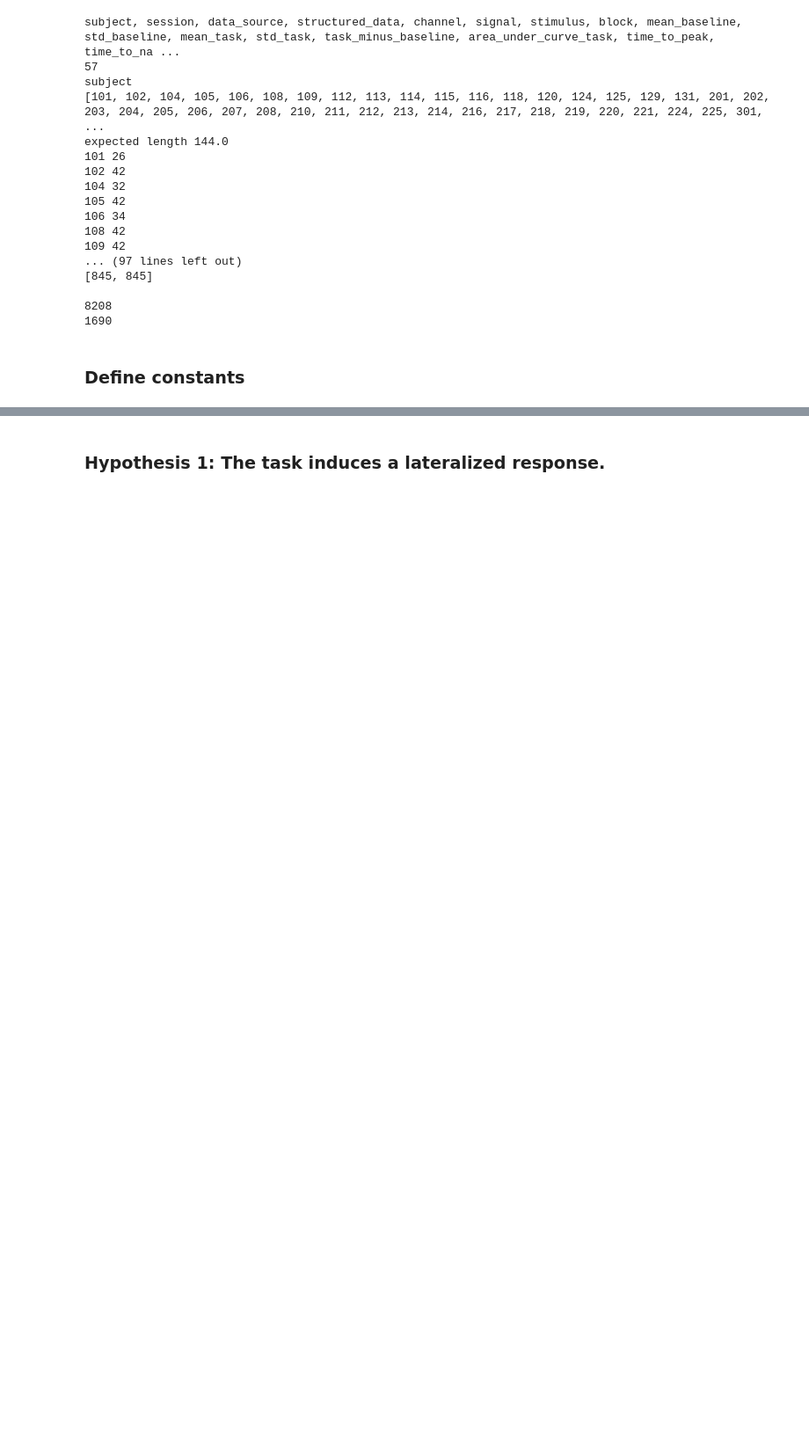
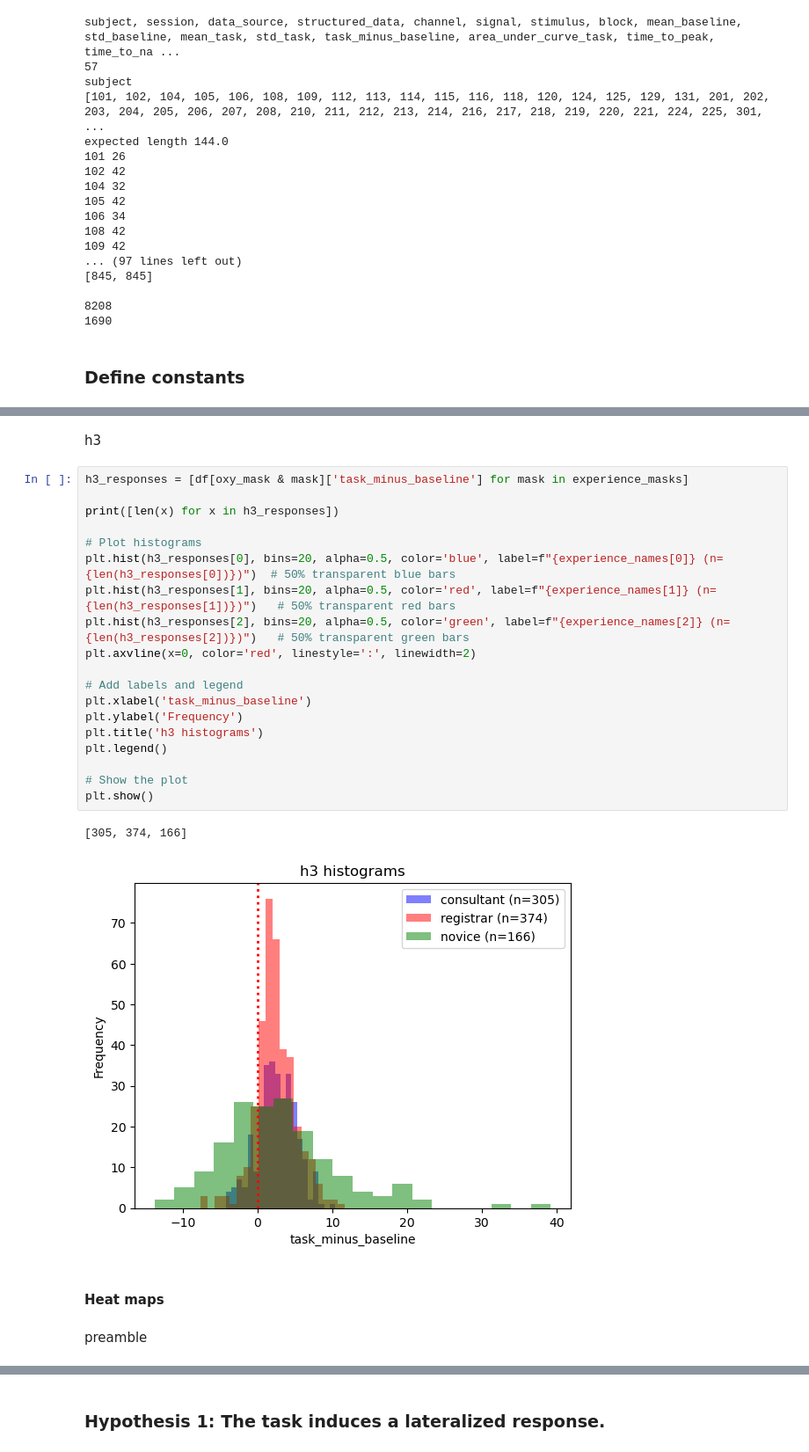
Before and after one commit to trubby22/spne-cw-2, a Jupyter notebook: code/main.ipynb, the cells around one changed output, grey strips where cells are left out. Shown at 88% size. Cells and saved outputs as stored; diff of their text form; blank space fills up the shorter version.

```diff
--- a/code/main.ipynb
+++ b/code/main.ipynb
@@ -131,0 +272,28 @@ def my_str_2(arr):
+# %% [markdown]
+h3
+# %%
+h3_responses = [df[oxy_mask & mask]['task_minus_baseline'] for mask in experience_masks]
+
+print([len(x) for x in h3_responses])
+
+# Plot histograms
+plt.hist(h3_responses[0], bins=20, alpha=0.5, color='blue', label=f"{experience_names[0]} (n={len(h3_responses[0])})")  # 50% transparent blue bars
+plt.hist(h3_responses[1], bins=20, alpha=0.5, color='red', label=f"{experience_names[1]} (n={len(h3_responses[1])})")   # 50% transparent red bars
+plt.hist(h3_responses[2], bins=20, alpha=0.5, color='green', label=f"{experience_names[2]} (n={len(h3_responses[2])})")   # 50% transparent green bars
+plt.axvline(x=0, color='red', linestyle=':', linewidth=2)
+
+# Add labels and legend
+plt.xlabel('task_minus_baseline')
+plt.ylabel('Frequency')
+plt.title('h3 histograms')
+plt.legend()
+
+# Show the plot
+plt.show()
+# %% [output]
+[305, 374, 166]
+[figure, added]
+# %% [markdown]
+#### Heat maps
+# %% [markdown]
+preamble
```
Also changed, not shown: parts of 23 cells of this notebook.
